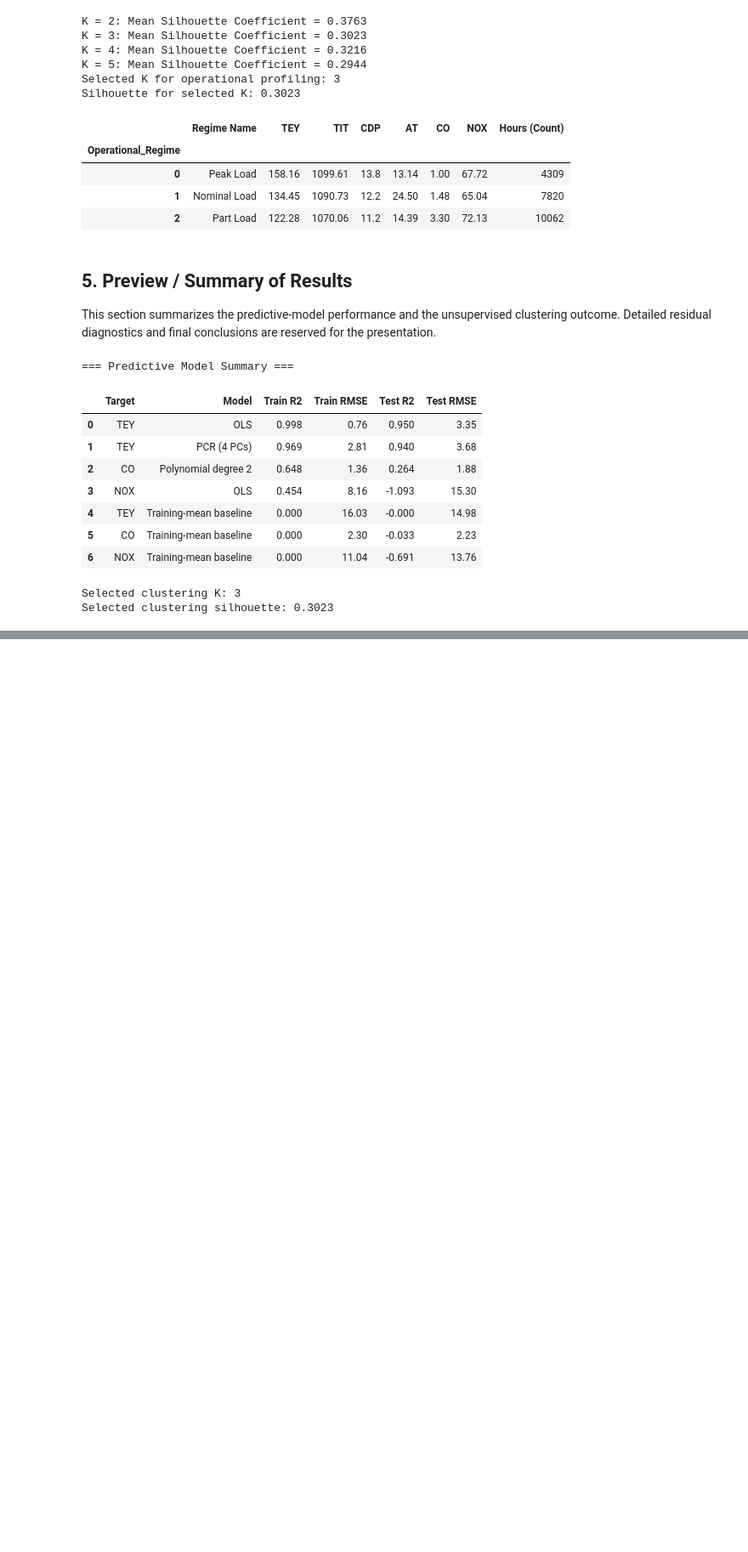
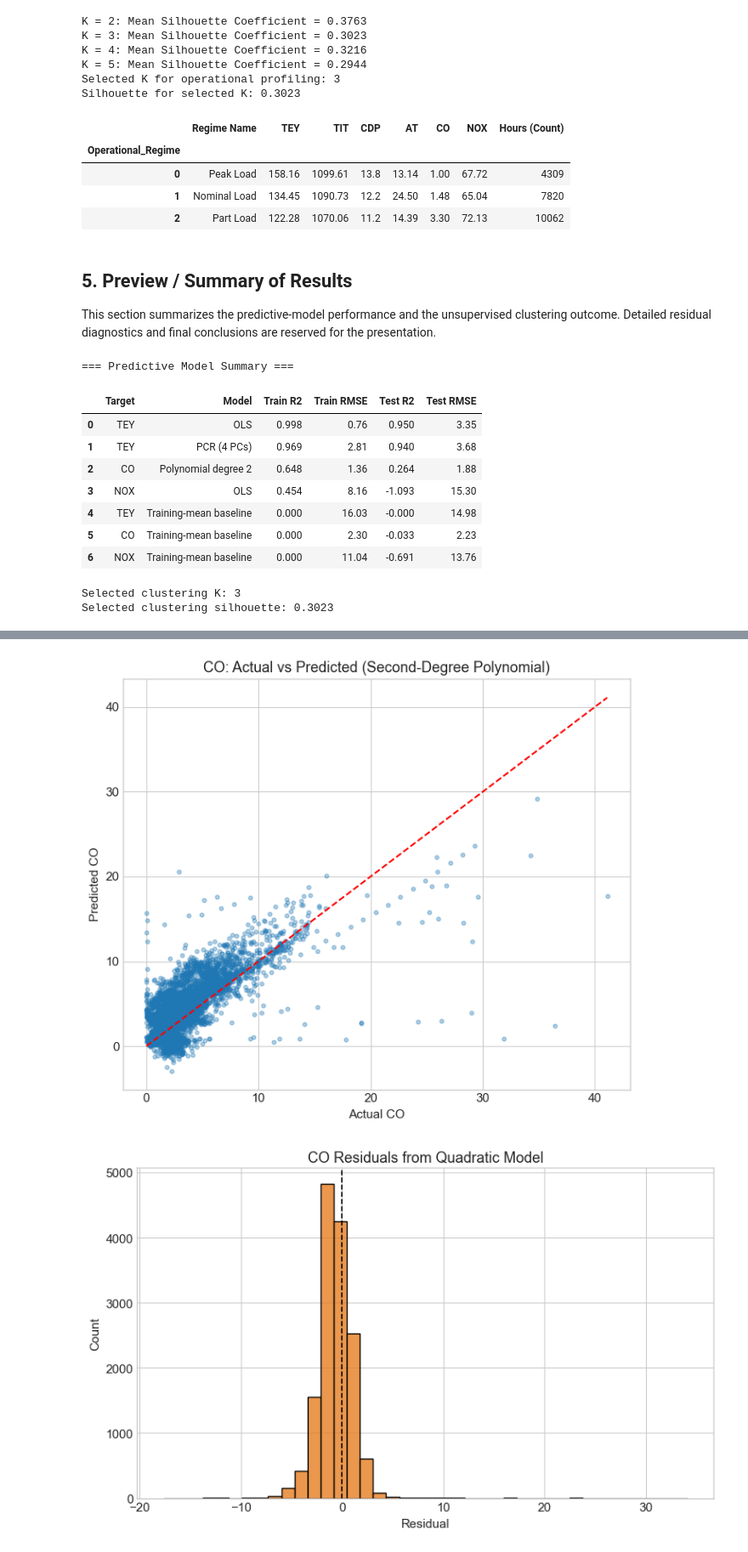
Before and after one commit to guidomariadifiore/DataAnalysisProject, a Jupyter notebook: gas_turbine_analysis.ipynb, the cells around one changed output, grey strips where cells are left out. Shown at 85% size. Saved outputs shown, nothing was run; the diff lists cells and outputs as text; code cells hidden in the pictures; blank space fills up the shorter version.

```diff
--- a/gas_turbine_analysis.ipynb
+++ b/gas_turbine_analysis.ipynb
@@ -937,0 +822,76 @@ plt.show()
+# %%
+# CO: compare actual values with the polynomial fit
+co_df = pd.DataFrame({
+    'Actual CO': test_df['CO'].values,
+    'Polynomial Predicted CO': co_test_pred
+})
+
+co_residuals = test_df['CO'].values - co_test_pred
+co_df.head()
+
+plt.figure(figsize=(7, 6))
+plt.scatter(test_df['CO'].values, co_test_pred, alpha=0.35, s=12)
+plt.plot([test_df['CO'].min(), test_df['CO'].max()], [test_df['CO'].min(), test_df['CO'].max()], 'r--', linewidth=1.5)
+plt.title('CO: Actual vs Predicted (Second-Degree Polynomial)')
+plt.xlabel('Actual CO')
+plt.ylabel('Predicted CO')
+plt.tight_layout()
+plt.show()
+
+plt.figure(figsize=(8, 5))
+sns.histplot(co_residuals, bins=40, color='#e67e22', alpha=0.8)
+plt.axvline(0, color='black', linestyle='--', linewidth=1.2)
+plt.title('CO Residuals from Quadratic Model')
+plt.xlabel('Residual')
+plt.ylabel('Count')
+plt.tight_layout()
+plt.show()
+
+# NOX: compare actual values with the OLS fit
+nox_df = pd.DataFrame({
+    'Actual NOX': test_df['NOX'].values,
+    'Predicted NOX': nox_test_pred
+})
+
+nox_residuals = test_df['NOX'].values - nox_test_pred
+nox_df.head()
+
+plt.figure(figsize=(7, 6))
+plt.scatter(test_df['NOX'].values, nox_test_pred, alpha=0.35, s=12)
+plt.plot([test_df['NOX'].min(), test_df['NOX'].max()], [test_df['NOX'].min(), test_df['NOX'].max()], 'r--', linewidth=1.5)
+plt.title('NOX: Actual vs Predicted (OLS)')
+plt.xlabel('Actual NOX')
+plt.ylabel('Predicted NOX')
+plt.tight_layout()
+plt.show()
+
+plt.figure(figsize=(8, 5))
+sns.histplot(nox_residuals, bins=40, color='#8e44ad', alpha=0.8)
+plt.axvline(0, color='black', linestyle='--', linewidth=1.2)
+plt.title('NOX Residuals from OLS Model')
+plt.xlabel('Residual')
+plt.ylabel('Count')
+plt.tight_layout()
+plt.show()
+
+# Cluster profile used to interpret the three operating states
+regime_profile
+
+# Optional visualization of the regime structure in the first two standardized dimensions
+X_cluster = train_features_std.values
+labels_cluster = labels_k3
+
+plt.figure(figsize=(8, 6))
+for cluster_id in sorted(np.unique(labels_cluster)):
+    idx = labels_cluster == cluster_id
+    plt.scatter(X_cluster[idx, 0], X_cluster[idx, 1], s=12, alpha=0.35, label=f'Regime {cluster_id}')
+
+plt.title('Operational Regimes in the Standardized Feature Space')
+plt.xlabel('Standardized feature 1')
+plt.ylabel('Standardized feature 2')
+plt.legend(frameon=True)
+plt.tight_layout()
+plt.show()
+# %% [output]
+[figure, added]
+[figure, added]
```
Also changed, not shown: parts of 3 cells of this notebook.
